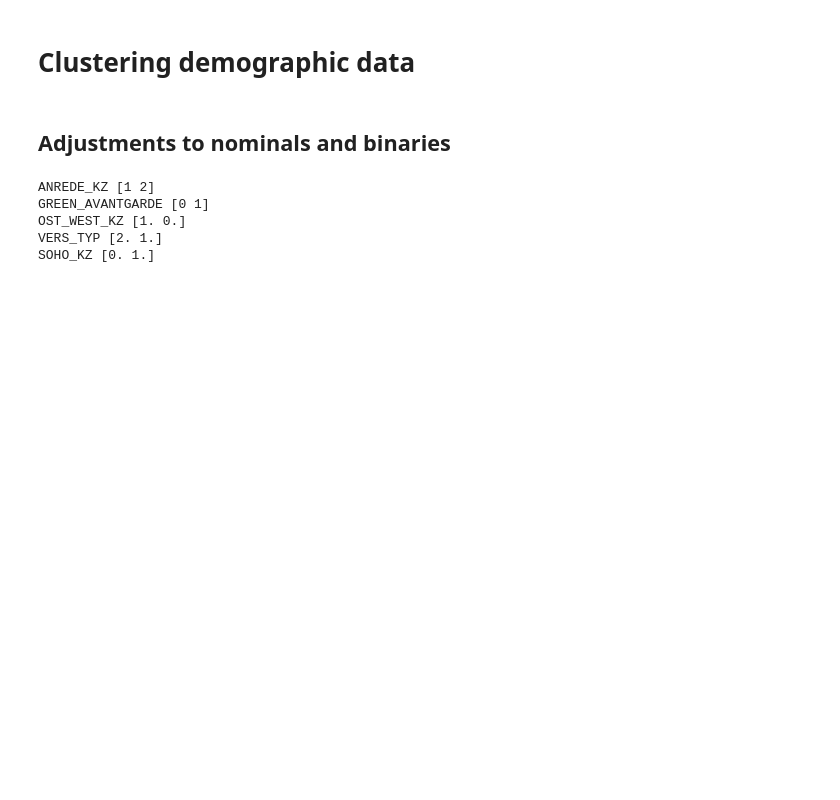
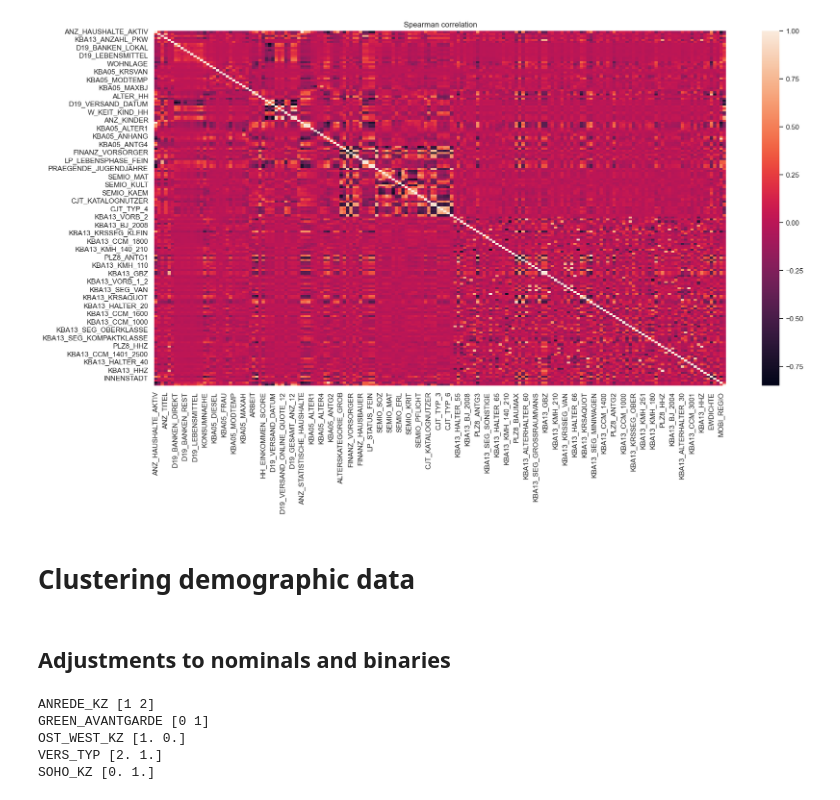
Before and after one commit to bglucca/ArvatoCustomerSegmentation, a Jupyter notebook: 03_modelling_segments.ipynb, the cells around one changed output. Cells and saved outputs as stored; diff of their text form; code cells hidden in the pictures; blank space fills up the shorter version.

Commit message:
Added preprocessing steps and correlation analyses

```diff
--- a/03_modelling_segments.ipynb
+++ b/03_modelling_segments.ipynb
@@ -52,0 +61,5 @@ Using this approach, we will reduce the dimensions of Data prior to clustering i
+# %%
+# Sampling for performance
+corr_sample = census[interval_vars].sample(30000, replace = False, random_state=123)
+
+corr_matrix = corr_sample.corr('spearman')
@@ -52,0 +186,10 @@ Using this approach, we will reduce the dimensions of Data prior to clustering i
+# %%
+fig, ax = plt.subplots(figsize = (20,10))
+
+sns.heatmap(corr_matrix, ax = ax)
+
+plt.title('Spearman correlation')
+
+plt.show()
+# %% [output]
+[figure, added]
```
Also changed, not shown: parts of 18 cells of this notebook, 1 other file.
